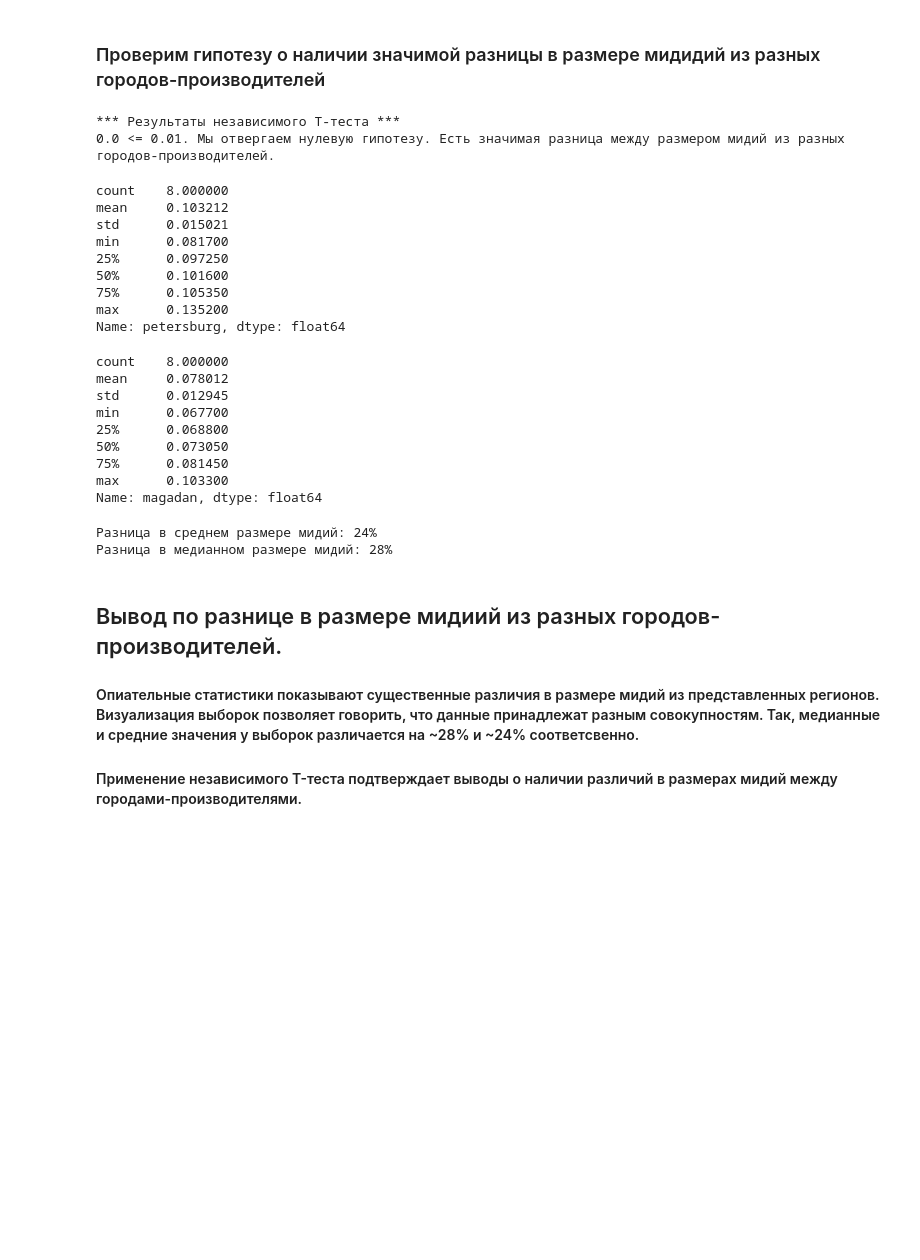
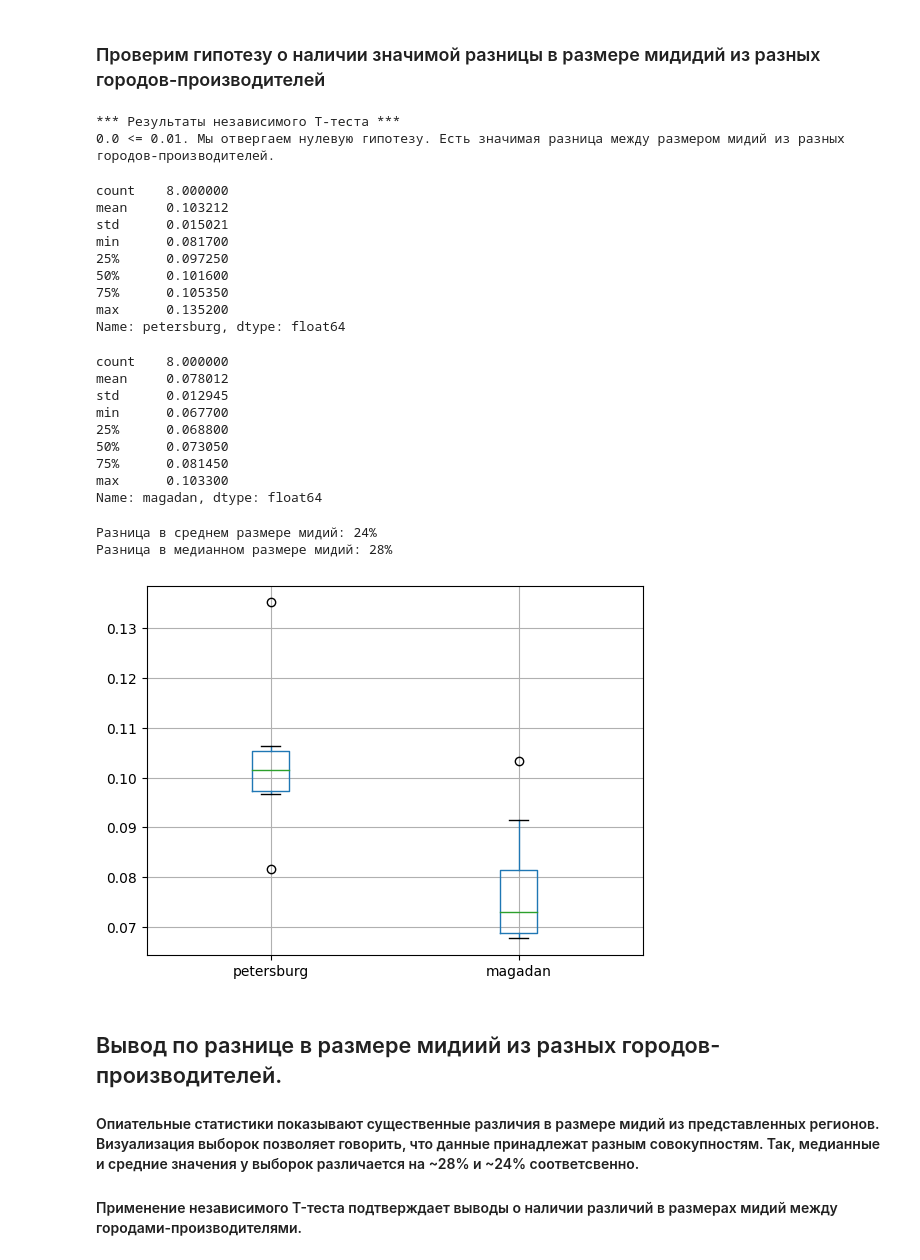
Before and after one commit to sgt-A1arik/Dst-1008_practory, a Jupyter notebook: EDA_4/stat-tests-eda-4.ipynb, the cells around one changed output. Cells and saved outputs as stored; diff of their text form; code cells hidden in the pictures; blank space fills up the shorter version.

```diff
--- a/EDA_4/stat-tests-eda-4.ipynb
+++ b/EDA_4/stat-tests-eda-4.ipynb
@@ -393,39 +393,39 @@ display(mideas['petersburg'].describe())
 display(mideas['magadan'].describe())
 
 # произведем визуализацию наборов данных
-mideas.boxplot(column='petersburg')
-mideas.boxplot(column='magadan')
+mideas.boxplot(column=['petersburg', 'magadan'])
 
 mean_a= mideas['petersburg'].mean()
 mean_b= mideas['magadan'].mean()
 print(f'Разница в среднем размере мидий: {round((1 - mean_b/mean_a )*100)}%')
 
 med_a= mideas['petersburg'].median()
 med_b= mideas['magadan'].median()
 print(f'Разница в медианном размере мидий: {round((1 - med_b/med_a)*100)}%')
 # %% [output]
 *** Результаты независимого T-теста ***
 0.0 <= 0.01. Мы отвергаем нулевую гипотезу. Есть значимая разница между размером мидий из разных городов-производителей.
 count    8.000000
 mean     0.103212
 std      0.015021
 min      0.081700
 25%      0.097250
 50%      0.101600
 75%      0.105350
 max      0.135200
 Name: petersburg, dtype: float64
 count    8.000000
 mean     0.078012
 std      0.012945
 min      0.067700
 25%      0.068800
 50%      0.073050
 75%      0.081450
 max      0.103300
 Name: magadan, dtype: float64
 Разница в среднем размере мидий: 24%
 Разница в медианном размере мидий: 28%
+[figure, added]
 # %% [markdown]
 ## Вывод по разнице в размере мидиий из разных городов-производителей.
 #### Опиательные статистики показывают существенные различия в размере мидий из представленных регионов. Визуализация выборок позволяет говорить, что данные принадлежат разным совокупностям. Так, медианные и средние значения у выборок различается на ~28% и ~24% соответсвенно.
```
Also changed, not shown: parts of 2 cells of this notebook.
